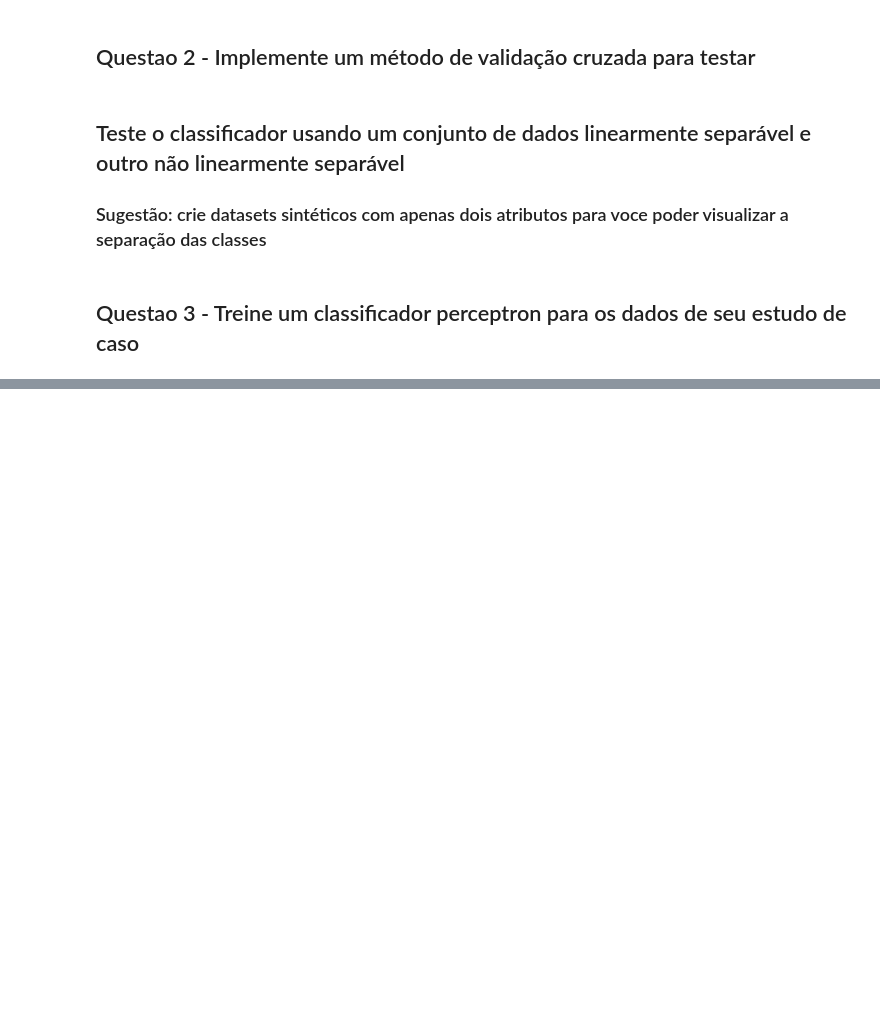
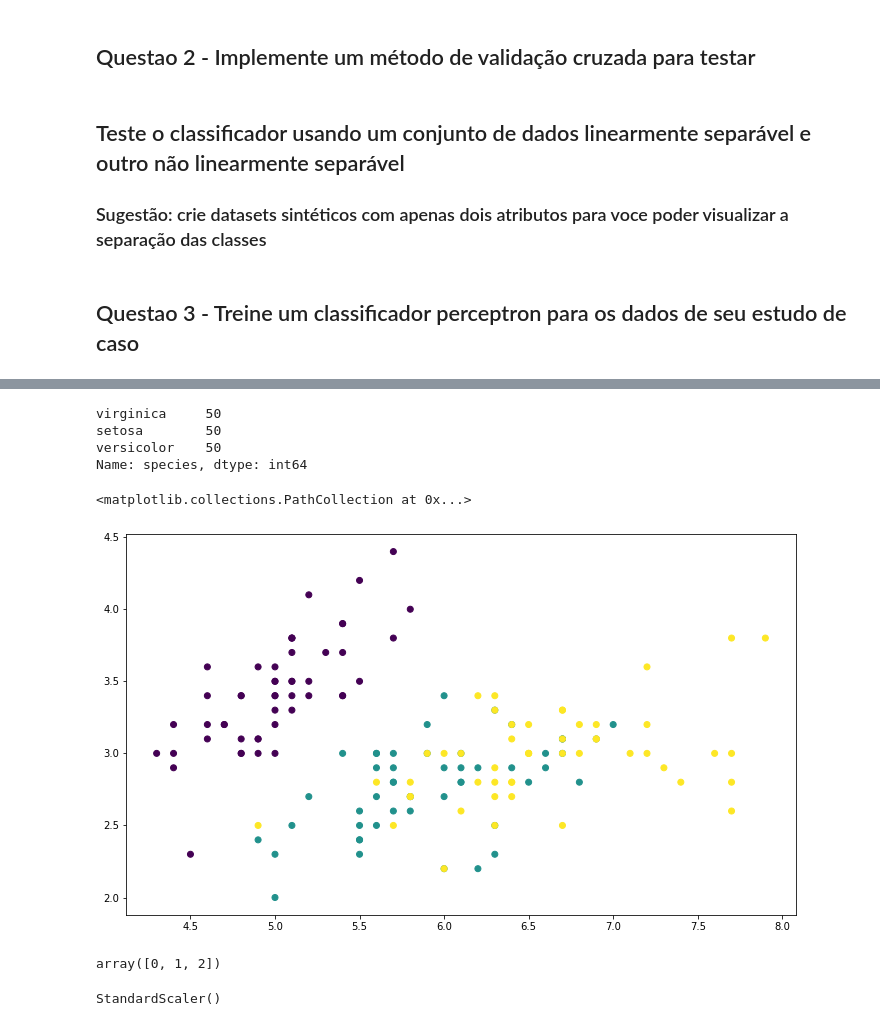
Before and after one commit to Natan10/mineracao-dados-ufc, a Jupyter notebook: trabalho 2/Trabalho 2 - Implementacao Perceptron.ipynb, the cells around one changed output, grey strips where cells are left out. Cells and saved outputs as stored; diff of their text form; code cells hidden in the pictures; blank space fills up the shorter version.

```diff
--- a/trabalho 2/Trabalho 2 - Implementacao Perceptron.ipynb
+++ b/trabalho 2/Trabalho 2 - Implementacao Perceptron.ipynb
@@ -101,3 +101,5 @@ import seaborn as sns
 import matplotlib.pyplot as plt
 
 %matplotlib inline
+# %%
+df = sns.load_dataset('iris')
@@ -104,4 +137,26 @@ import matplotlib.pyplot as plt
+# %%
+df['species'].value_counts()
+# %% [output]
+virginica     50
+setosa        50
+versicolor    50
+Name: species, dtype: int64
 # %%
 from sklearn.preprocessing import LabelEncoder
+# %%
+X = df.iloc[:,:4].values
+Y = df.iloc[:,4].values
 # %%
 le = LabelEncoder()
+
+Y = le.fit_transform(Y)
+# %%
+plt.figure(figsize=(12,7))
+plt.scatter('sepal_length','sepal_width',data=df,c=Y)
+# %% [output]
+<matplotlib.collections.PathCollection at 0x...>
+[figure, added]
+# %%
+le.transform(['setosa','versicolor','virginica'])
+# %% [output]
+array([0, 1, 2])
@@ -107,0 +172,4 @@ le = LabelEncoder()
+# %%
+sc.fit(x_train)
+# %% [output]
+StandardScaler()
```
Also changed, not shown: parts of 14 cells of this notebook, 1 other file.
